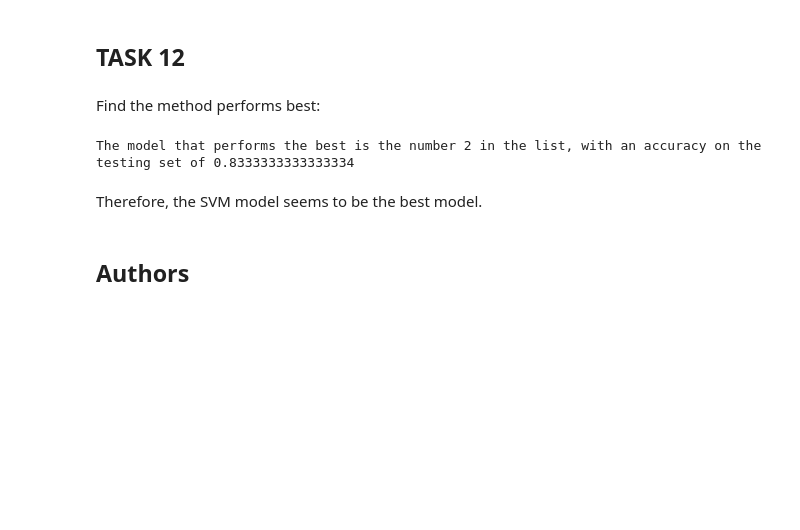
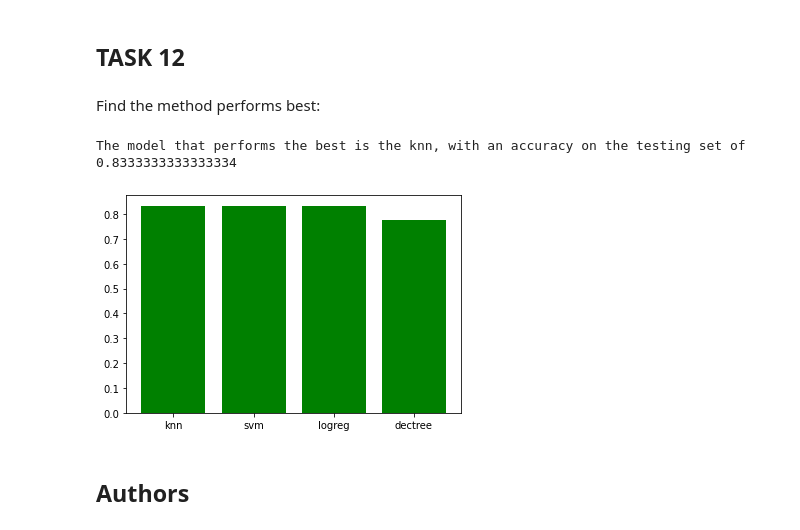
Before and after one commit to eliaccess/Applied-Data-Science-Capstone, a Jupyter notebook: Week 4 - Machine Learning Prediction lab.ipynb, the cells around one changed output. Cells and saved outputs as stored; diff of their text form; code cells hidden in the pictures; blank space fills up the shorter version.

```diff
--- a/Week 4 - Machine Learning Prediction lab.ipynb
+++ b/Week 4 - Machine Learning Prediction lab.ipynb
@@ -327,19 +327,25 @@ plot_confusion_matrix(Y_test,yhat)
 # %% [markdown]
 Find the method performs best:
 # %%
-models = [knn_cv, svm_cv, logreg_cv, tree_cv]
+models = {"knn": knn_cv, "svm": svm_cv, "logreg": logreg_cv, "dectree":  tree_cv}
+results = {"knn": None, "svm": None, "logreg": None, "dectree": None}
 chosen_model = None
 best_result = 0
-for i in range(0, len(models) - 1):
+for i in models:
     temp_score = models[i].score(X_test, Y_test)
+    results[i] = temp_score
     if best_result < temp_score:
         chosen_model = i
         best_result = temp_score
-print('The model that performs the best is the number ' + str(i) + ' in the list, with an accuracy on the testing set of ' + str(best_result))
+print('The model that performs the best is the ' + str(chosen_model) + ', with an accuracy on the testing set of ' + str(best_result))
 # %% [output]
-The model that performs the best is the number 2 in the list, with an accuracy on the testing set of 0.8333333333333334
+The model that performs the best is the knn, with an accuracy on the testing set of 0.8333333333333334
-# %% [markdown]
-Therefore, the SVM model seems to be the best model.
+# %%
+plt.figure()
+plt.bar(results.keys(), results.values(), color='g')
+plt.show()
+# %% [output]
+[figure, added]
 # %% [markdown]
 ## Authors
 # %% [markdown]
```
Also changed, not shown: parts of 2 cells of this notebook.
